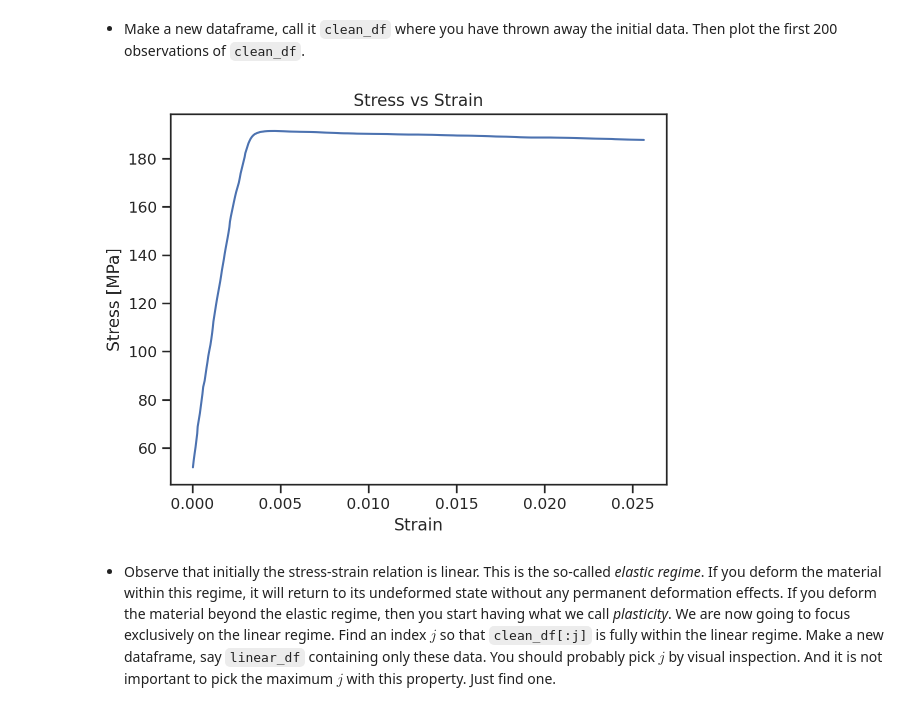
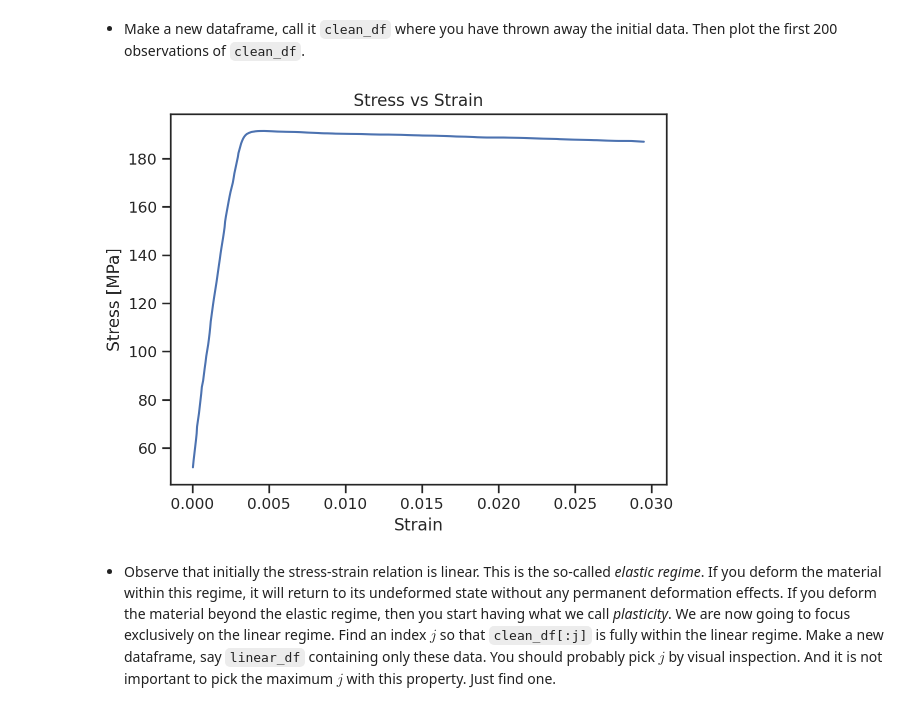
Before and after one commit to naray130/ME-239-HW, a Jupyter notebook: lecture05/homework_05.ipynb, the cells around one changed output. Drawn from its saved outputs; the diff is of its cells as text; code cells hidden in the pictures.

```diff
--- a/lecture05/homework_05.ipynb
+++ b/lecture05/homework_05.ipynb
@@ -180,14 +180,14 @@ i=19
 # %%
 # your code here
 
-clean_df = df['Strain'][i:200], df['Stress_MPa'][i:200]
-plt.plot(clean_df[0], clean_df[1])
+clean_df = df.iloc[i:].copy()
+plt.plot(clean_df['Strain'][:200], clean_df['Stress_MPa'][:200])
 plt.xlabel('Strain')
 plt.ylabel('Stress [MPa]')
 plt.title('Stress vs Strain')
 plt.show()
 # %% [output]
-[figure, old version]
+[figure, new version]
 # %% [markdown]
 + Observe that initially the stress-strain relation is linear. This is the so-called *elastic regime*.
 If you deform the material within this regime, it will return to its undeformed state without any permanent deformation effects.
```
Also changed, not shown: parts of 5 cells of this notebook.
